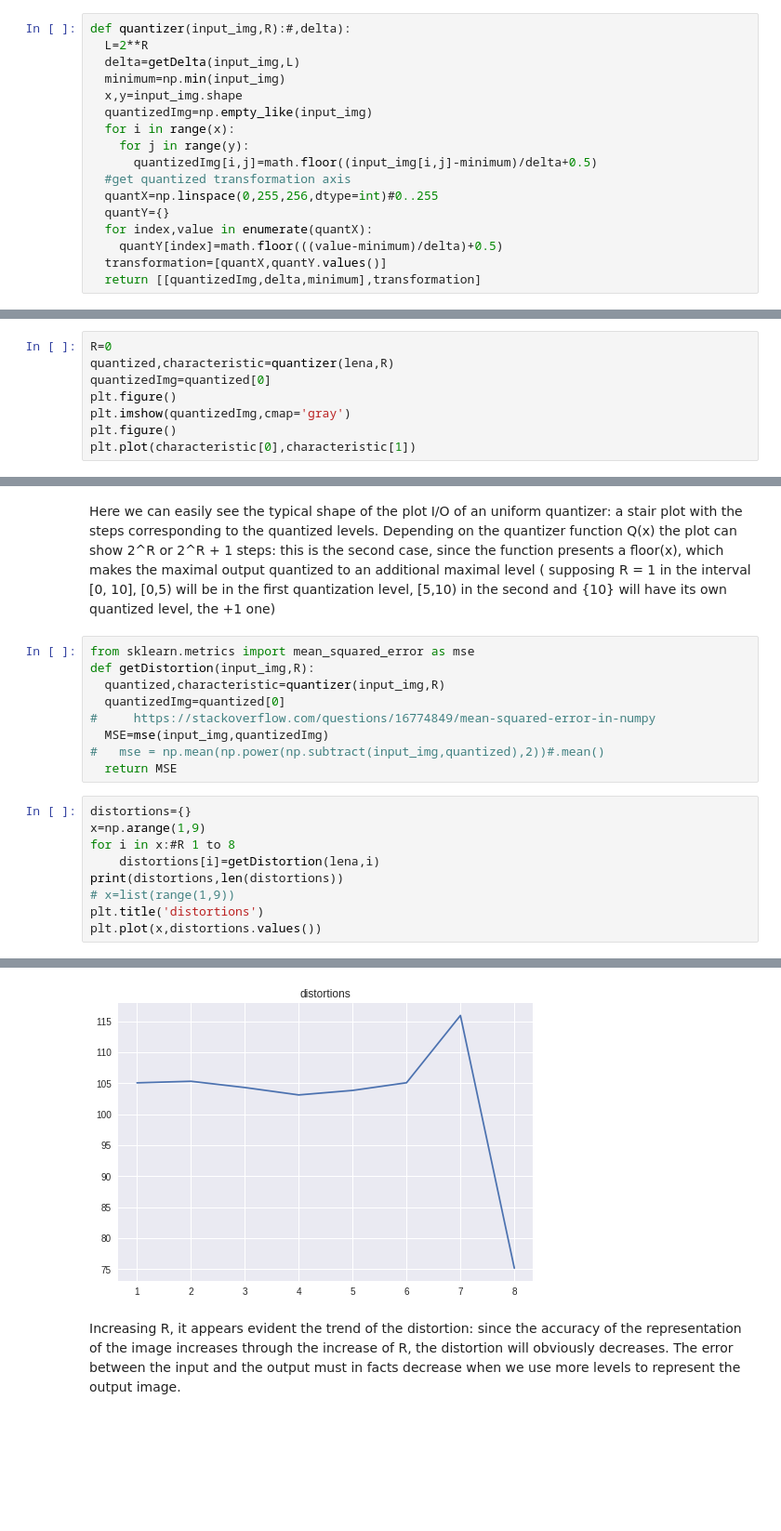
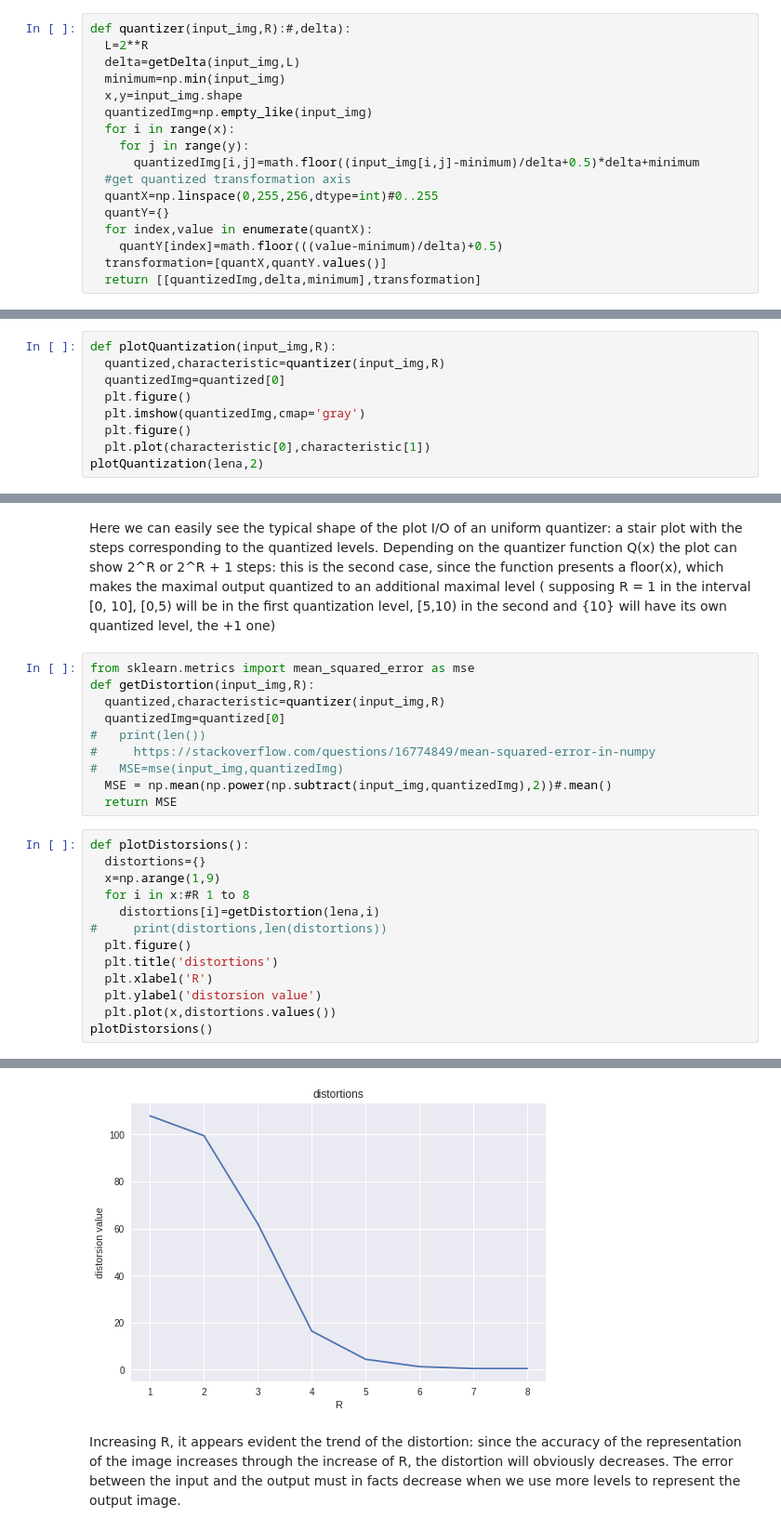
Before and after one commit to alvarogg777/colabCompression, a Jupyter notebook: Compress_Lab1.ipynb, the cells around one changed output, grey strips where cells are left out. Shown at 93% size. Drawn from its saved outputs; the diff is of its cells as text; blank space fills up the shorter version.

```diff
--- a/Compress_Lab1.ipynb
+++ b/Compress_Lab1.ipynb
@@ -31,7 +31,7 @@ def quantizer(input_img,R):#,delta):
   quantizedImg=np.empty_like(input_img)
   for i in range(x):
     for j in range(y):
-      quantizedImg[i,j]=math.floor((input_img[i,j]-minimum)/delta+0.5)
+      quantizedImg[i,j]=math.floor((input_img[i,j]-minimum)/delta+0.5)*delta+minimum
   #get quantized transformation axis
   quantX=np.linspace(0,255,256,dtype=int)#0..255
   quantY={}
@@ -48,11 +48,12 @@ def dequantizer(input_img,delta,minimum):
       deqImg[i,j]=delta*(input_img[i,j])+minimum
   return deqImg
 # %%
-R=0
-quantized,characteristic=quantizer(lena,R)
-quantizedImg=quantized[0]
-plt.figure()
-plt.imshow(quantizedImg,cmap='gray')
-plt.figure()
-plt.plot(characteristic[0],characteristic[1])
+def plotQuantization(input_img,R):
+  quantized,characteristic=quantizer(input_img,R)
+  quantizedImg=quantized[0]
+  plt.figure()
+  plt.imshow(quantizedImg,cmap='gray')
+  plt.figure()
+  plt.plot(characteristic[0],characteristic[1])
+plotQuantization(lena,2)
 # %% [output]
@@ -67,17 +67,22 @@ from sklearn.metrics import mean_squared_error as mse
 def getDistortion(input_img,R):
   quantized,characteristic=quantizer(input_img,R)
   quantizedImg=quantized[0]
+#   print(len())
 #     https://stackoverflow.com/questions/16774849/mean-squared-error-in-numpy
-  MSE=mse(input_img,quantizedImg)
-#   mse = np.mean(np.power(np.subtract(input_img,quantized),2))#.mean()
+#   MSE=mse(input_img,quantizedImg)
+  MSE = np.mean(np.power(np.subtract(input_img,quantizedImg),2))#.mean()
   return MSE
 # %%
-distortions={}
-x=np.arange(1,9)
-for i in x:#R 1 to 8
+def plotDistorsions():
+  distortions={}
+  x=np.arange(1,9)
+  for i in x:#R 1 to 8
     distortions[i]=getDistortion(lena,i)
-print(distortions,len(distortions))
-# x=list(range(1,9))
-plt.title('distortions')
-plt.plot(x,distortions.values())
+#     print(distortions,len(distortions))
+  plt.figure()
+  plt.title('distortions')
+  plt.xlabel('R')
+  plt.ylabel('distorsion value')
+  plt.plot(x,distortions.values())
+plotDistorsions()
 # %% [output]
@@ -86,4 +89,4 @@ plt.plot(x,distortions.values())
-[figure, old version]
+[figure, new version]
 # %% [markdown]
 Increasing R, it appears evident the trend of the distortion: since the accuracy of the representation of the image increases through the increase of R, the distortion will obviously decreases. The error between the input and the output must in facts decrease when we use more levels to represent the output image.
 # %%
```
Also changed, not shown: parts of 7 cells of this notebook.
